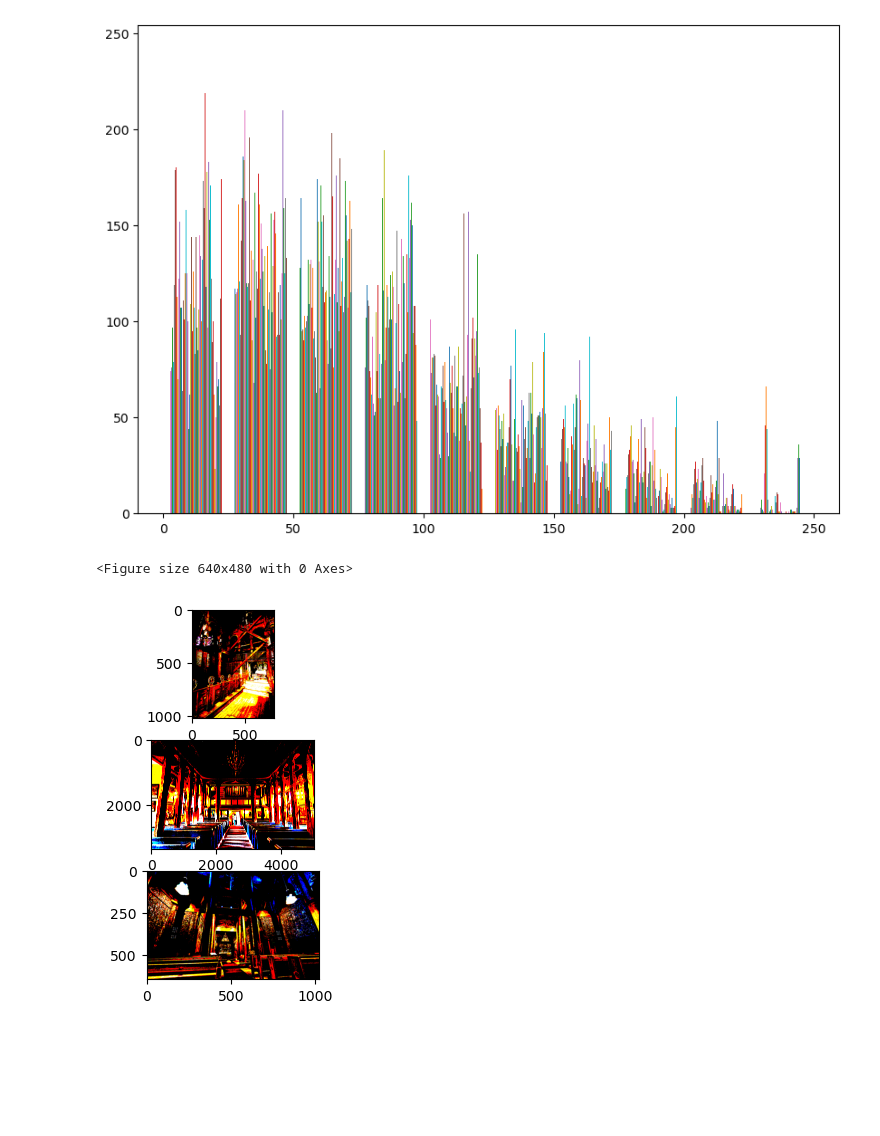
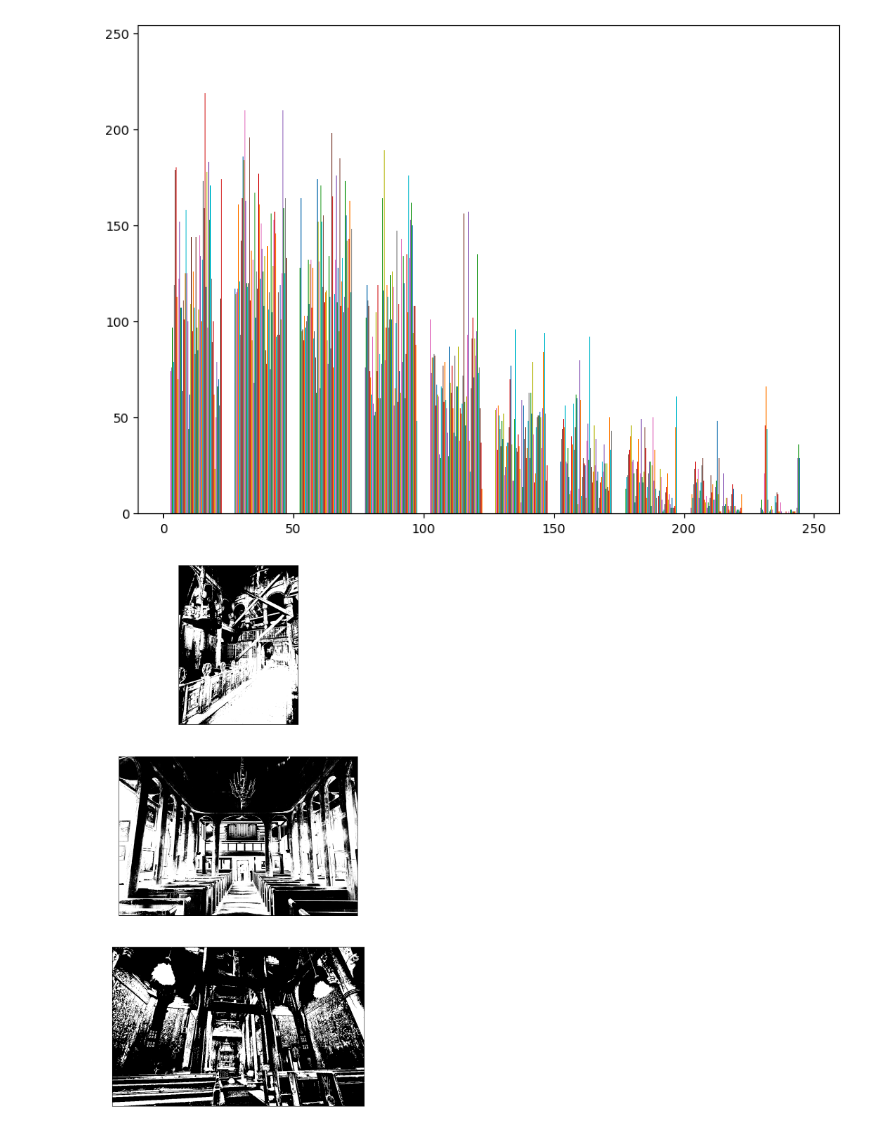
Before and after one commit to lamcnguyen89/CAP5415_Assignments, a Jupyter notebook: Assignment_05/01_Thresholding_Binarization.ipynb, the cells around one changed output. Drawn from its saved outputs; the diff is of its cells as text; code cells hidden in the pictures; blank space fills up the shorter version.

Commit message:
Adjusted image outputs for assignment 5

```diff
--- a/Assignment_05/01_Thresholding_Binarization.ipynb
+++ b/Assignment_05/01_Thresholding_Binarization.ipynb
@@ -27,7 +27,7 @@ import os
 
 
 input_folder = "Input_Images"
-threshold = 150
+threshold = 100
 # %%
 # Get Histogram subplots for 3 input images.
 
@@ -95,32 +95,30 @@ input_images_array= Path(input_folder).glob('*.jpeg')
 output_array = []
 
 for image in input_images_array:
-        # Load image, load the filename and convert the image to an array.
-        filename = os.path.basename(image).split('.',1)[0]
-        im = Image.open(image)
-        im = np.asarray(im)
-        im_filtered = binarize_image(image=im,thresh_val=threshold)
-        output_array.append(im_filtered)
+
+                # Load image, load the filename and convert the image to an array.
+                filename = os.path.basename(image).split('.',1)[0]
+                im = Image.open(image).convert("L")
+                im = np.asarray(im)
+                im_filtered = binarize_image(image=im,thresh_val=threshold,gray_scale=True)
+                output_array.append(im_filtered)
 
 
 
-        # Save the Edged X-Direction images into the folder directory named "02_Gradient_Edge_Detection_X"
-        plt.imsave(f"Output_Images/{filename}_binarized.png",
-                im_filtered.astype(np.uint8),
-                cmap=plt.cm.Greys_r
-            )
+                # Save the Edged X-Direction images into the folder directory named "02_Gradient_Edge_Detection_X"
+                plt.imsave(f"Output_Images/{filename}_binarized.png",
+                        im_filtered.astype(np.uint8),
+                        cmap=plt.cm.Greys_r
+                )
 # %%
 # Show Otsu Images
 
-plt.figure()
+#subplot(r,c) provide the no. of rows and columns
+f, axarr = plt.subplots(len(output_array),1, figsize=(20,20))
+f.patch.set_alpha(0.2)
 
-#subplot(r,c) provide the no. of rows and columns
-f, axarr = plt.subplots(3,1)
-
-count = 0
-for image in output_array:
-   axarr[count].imshow(image)
-   count += 1
+for i,image in enumerate(output_array):
+   axarr[i].tick_params(labelcolor='w', top=False, bottom=False, left=False, right=False)
+   axarr[i].imshow(image,cmap=plt.cm.Greys_r)
 # %% [output]
-<Figure size 640x480 with 0 Axes>
-[figure, old version]
+[figure, new version]
```
Also changed, not shown: 7 other files.
